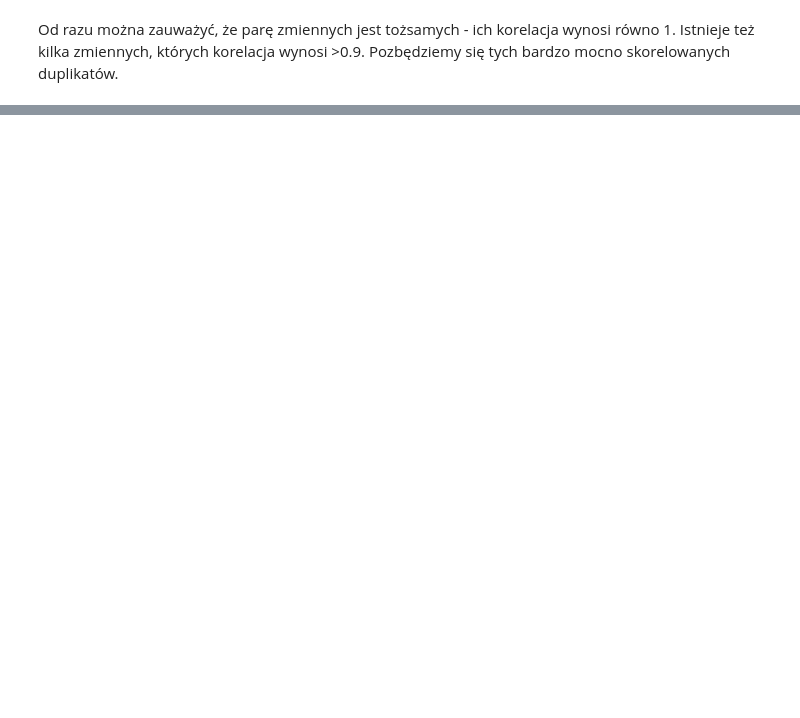
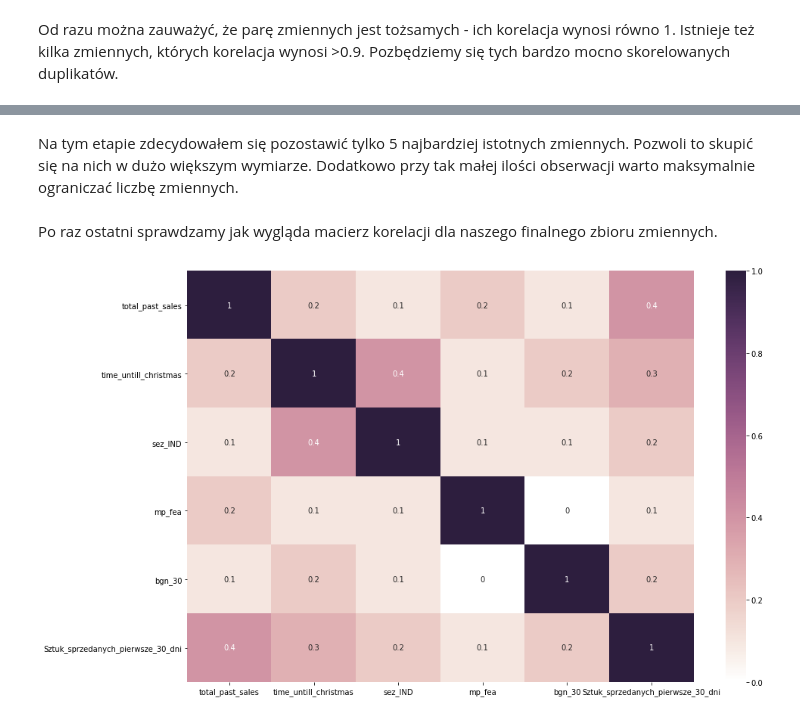
Before and after one commit to kabuboy/Sales-forecasting, a Jupyter notebook: 2.Feature_selection.ipynb, the cells around one changed output, grey strips where cells are left out. Cells and saved outputs as stored; diff of their text form; code cells hidden in the pictures; blank space fills up the shorter version.

```diff
--- a/2.Feature_selection.ipynb
+++ b/2.Feature_selection.ipynb
@@ -68,0 +100,21 @@ sns.set(rc={'figure.figsize':(8,8)})
+# %% [markdown]
+Na tym etapie zdecydowałem się pozostawić tylko 5 najbardziej istotnych zmiennych. Pozwoli to skupić się na nich w dużo większym wymiarze. Dodatkowo przy tak małej ilości obserwacji warto maksymalnie ograniczać liczbę zmiennych.
+# %%
+top_5_features = ['total_past_sales',
+                'time_untill_christmas',
+                'sez_IND',
+                'mp_fea',
+                'bgn_30']
+# %% [markdown]
+Po raz ostatni sprawdzamy jak wygląda macierz korelacji dla naszego finalnego zbioru zmiennych.
+# %%
+df = df[top_5_features + ['Sztuk_sprzedanych_pierwsze_30_dni']]
+
+plt.figure(figsize=(15, 10))
+ax = sns.heatmap(np.abs(df
+                        .corr()
+                        .round(decimals=1)),
+                 cmap=sns.cubehelix_palette(light=1, as_cmap=True),
+                 annot=True)
+# %% [output]
+[figure, added]
```
Also changed, not shown: parts of 10 cells of this notebook, 6 other files.
